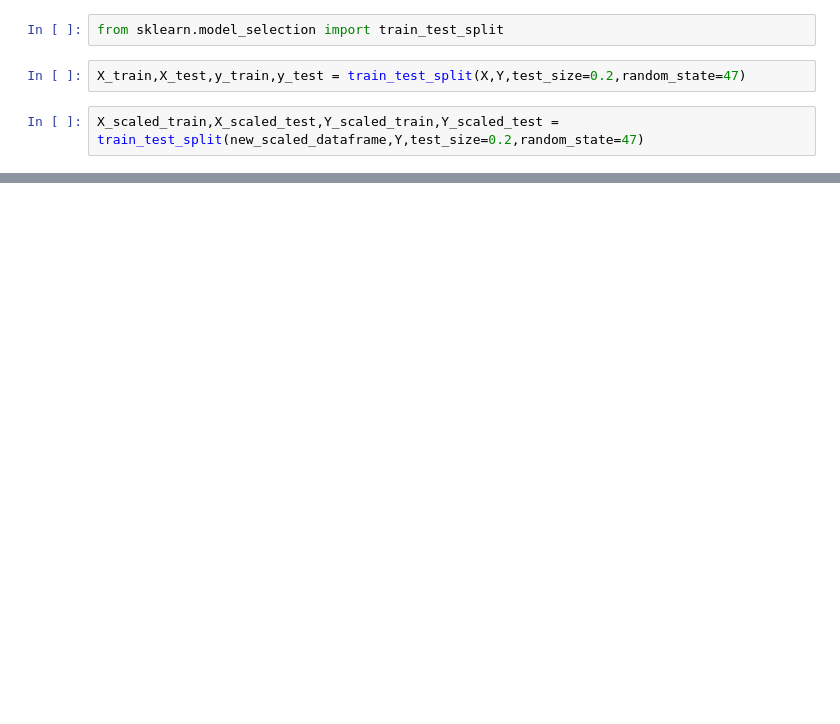
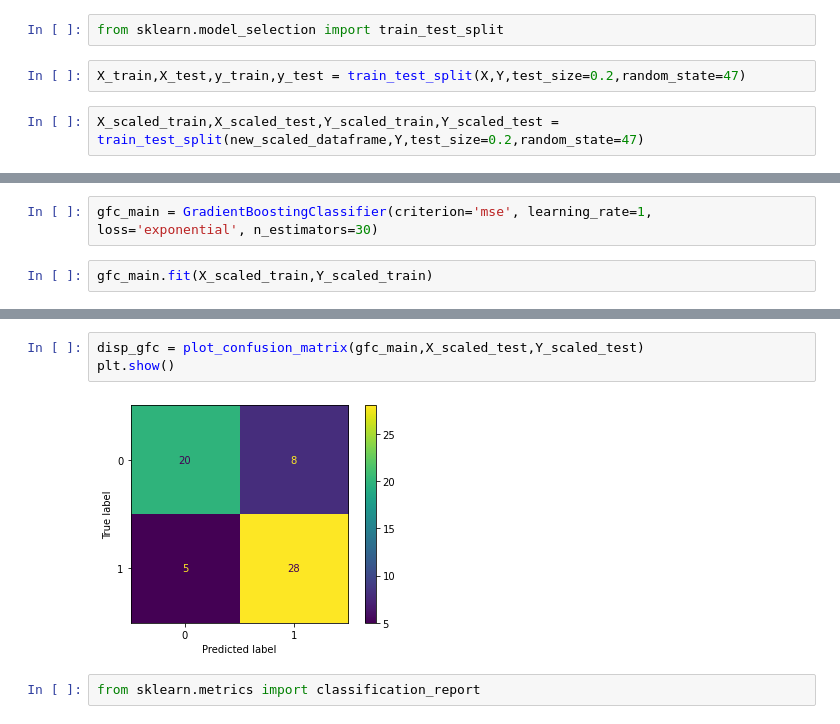
Before and after one commit to bhatkiran30/sbpersonal, a Jupyter notebook: Capstone two/Feature Engineering.ipynb, the cells around one changed output, grey strips where cells are left out. Cells and saved outputs as stored; diff of their text form; blank space fills up the shorter version.

```diff
--- a/Capstone two/Feature Engineering.ipynb
+++ b/Capstone two/Feature Engineering.ipynb
@@ -174,0 +315,4 @@ X_scaled_train,X_scaled_test,Y_scaled_train,Y_scaled_test = train_test_split(new
+# %%
+gfc_main = GradientBoostingClassifier(criterion='mse', learning_rate=1, loss='exponential', n_estimators=30)
+# %%
+gfc_main.fit(X_scaled_train,Y_scaled_train)
@@ -174,0 +338,7 @@ X_scaled_train,X_scaled_test,Y_scaled_train,Y_scaled_test = train_test_split(new
+# %%
+disp_gfc = plot_confusion_matrix(gfc_main,X_scaled_test,Y_scaled_test)
+plt.show()
+# %% [output]
+[figure, added]
+# %%
+from sklearn.metrics import classification_report
```
Also changed, not shown: parts of 40 cells of this notebook.
